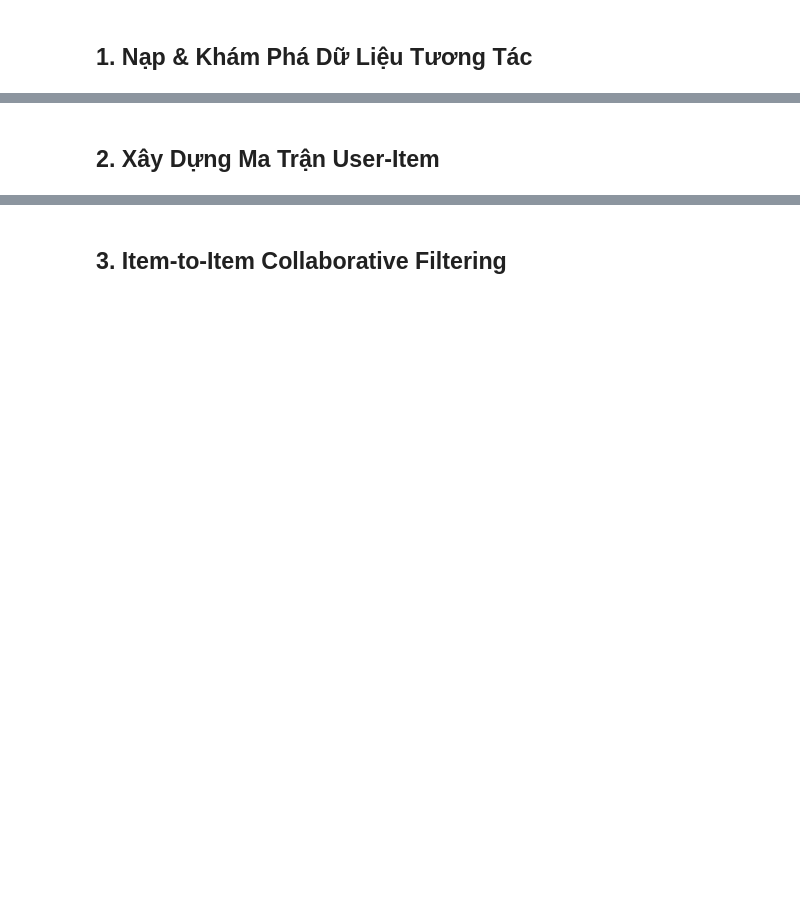
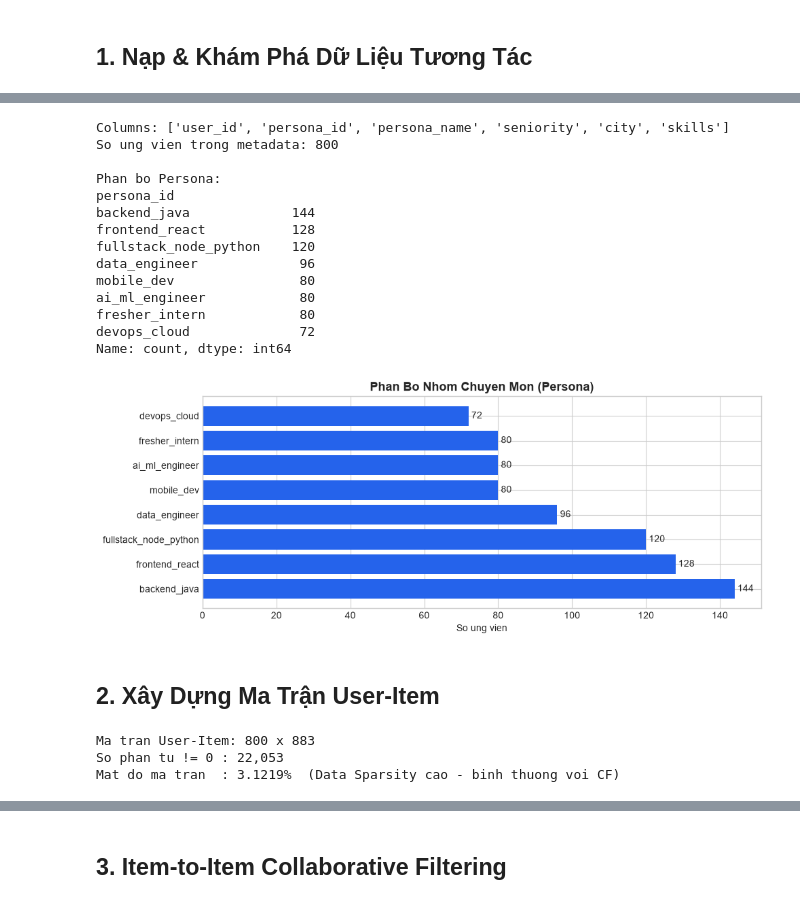
Before and after one commit to doanquangminh14/IT-Job-Market-Intelligence, a Jupyter notebook: notebook/collaborative_filtering_experiment.ipynb, the cells around one changed output, grey strips where cells are left out. Saved outputs shown, nothing was run; the diff lists cells and outputs as text; code cells hidden in the pictures; blank space fills up the shorter version.

```diff
--- a/notebook/collaborative_filtering_experiment.ipynb
+++ b/notebook/collaborative_filtering_experiment.ipynb
@@ -85,24 +105,42 @@ plt.show()
 # %%
 # Nạp metadata ứng viên (persona distribution)
 import json
 with open(METADATA_JSON, 'r', encoding='utf-8') as f:
     users_meta = json.load(f)
 
 meta_df = pd.DataFrame(users_meta)
-print(f"Số ứng viên trong metadata: {len(meta_df):,}")
+print(f"Columns: {list(meta_df.columns)}")
+print(f"So ung vien trong metadata: {len(meta_df):,}")
 
+# Cột thực tế: user_id, persona_id, persona_name, seniority, city, skills
 persona_dist = meta_df['persona_id'].value_counts()
-print("\nPhân bổ Persona:")
+print("\nPhan bo Persona:")
 print(persona_dist)
 
 # Vẽ biểu đồ persona
 fig, ax = plt.subplots(figsize=(10, 4))
 bars = ax.barh(persona_dist.index, persona_dist.values, color='#2563eb')
 ax.bar_label(bars, fmt='%d', padding=3)
-ax.set_title('Phân Bổ Nhóm Chuyên Môn (Persona)', fontsize=13, fontweight='bold')
-ax.set_xlabel('Số ứng viên')
+ax.set_title('Phan Bo Nhom Chuyen Mon (Persona)', fontsize=13, fontweight='bold')
+ax.set_xlabel('So ung vien')
 plt.tight_layout()
 plt.show()
+# %% [output]
+Columns: ['user_id', 'persona_id', 'persona_name', 'seniority', 'city', 'skills']
+So ung vien trong metadata: 800
+
+Phan bo Persona:
+persona_id
+backend_java             144
+frontend_react           128
+fullstack_node_python    120
+data_engineer             96
+mobile_dev                80
+ai_ml_engineer            80
+fresher_intern            80
+devops_cloud              72
+Name: count, dtype: int64
+[figure, added]
 # %% [markdown]
 ## 2. Xây Dựng Ma Trận User-Item
 # %%
@@ -118,15 +156,19 @@ idx_to_job  = {i: j for j, i in job_to_idx.items()}
 
 n_users = len(users)
 n_jobs  = len(jobs)
-print(f"Ma trận User-Item: {n_users} × {n_jobs}")
+print(f"Ma tran User-Item: {n_users} x {n_jobs}")
 
-# Xây dựng ma trận thưa (Sparse COO)
+# Xây dựng ma trận thưa (Sparse CSR)
 rows = df_agg['user_id'].map(user_to_idx).values
 cols = df_agg['job_id'].map(job_to_idx).values
 data = df_agg['rating'].values.astype(np.float32)
 
 R = sp.csr_matrix((data, (rows, cols)), shape=(n_users, n_jobs))
 density = R.nnz / (n_users * n_jobs) * 100
-print(f"Số phần tử ≠ 0 : {R.nnz:,}")
-print(f"Mật độ ma trận : {density:.4f}%  (Data Sparsity rất cao — đây là điều bình thường với CF)")
+print(f"So phan tu != 0 : {R.nnz:,}")
+print(f"Mat do ma tran  : {density:.4f}%  (Data Sparsity cao - binh thuong voi CF)")
+# %% [output]
+Ma tran User-Item: 800 x 883
+So phan tu != 0 : 22,053
+Mat do ma tran  : 3.1219%  (Data Sparsity cao - binh thuong voi CF)
 # %%
```
Also changed, not shown: parts of 20 cells of this notebook.
